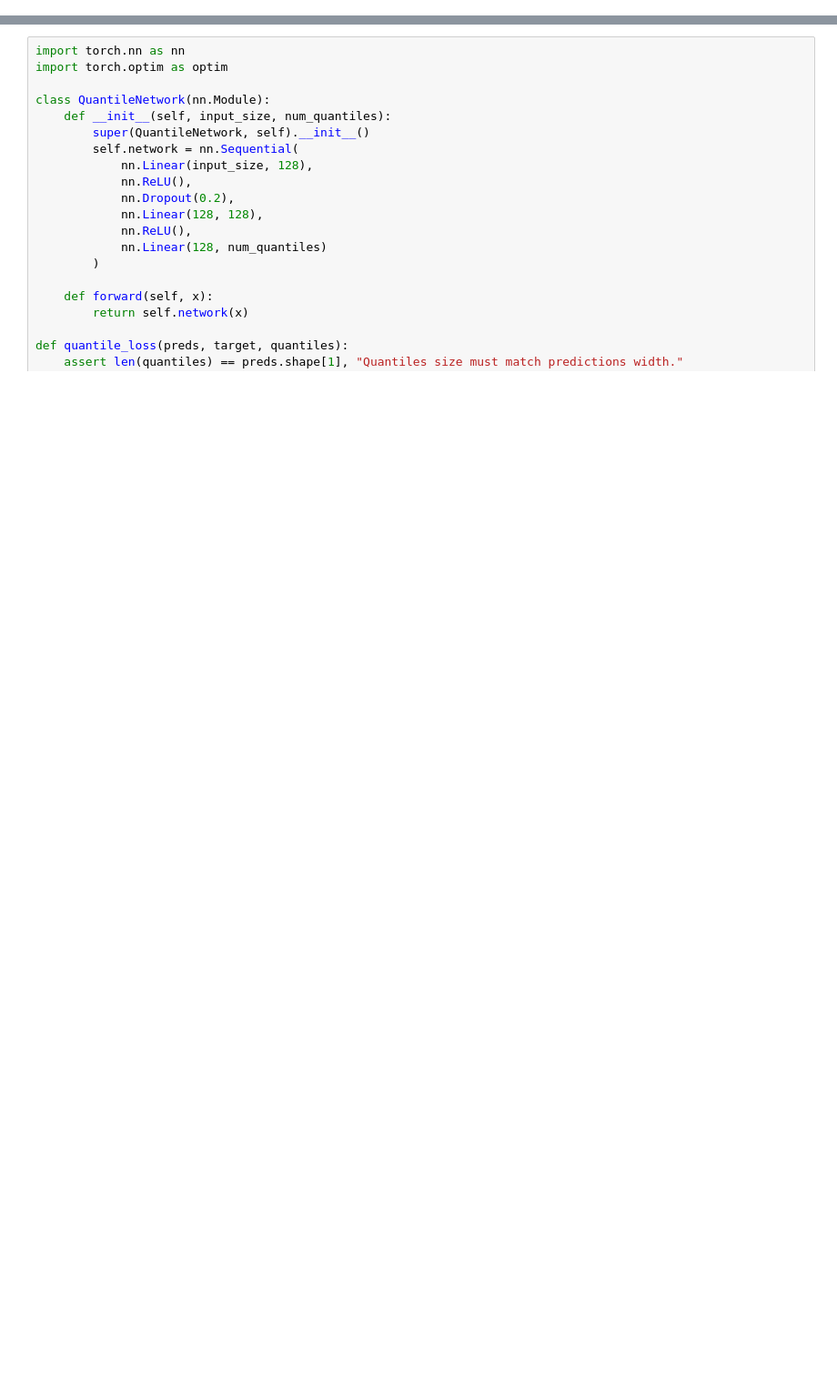
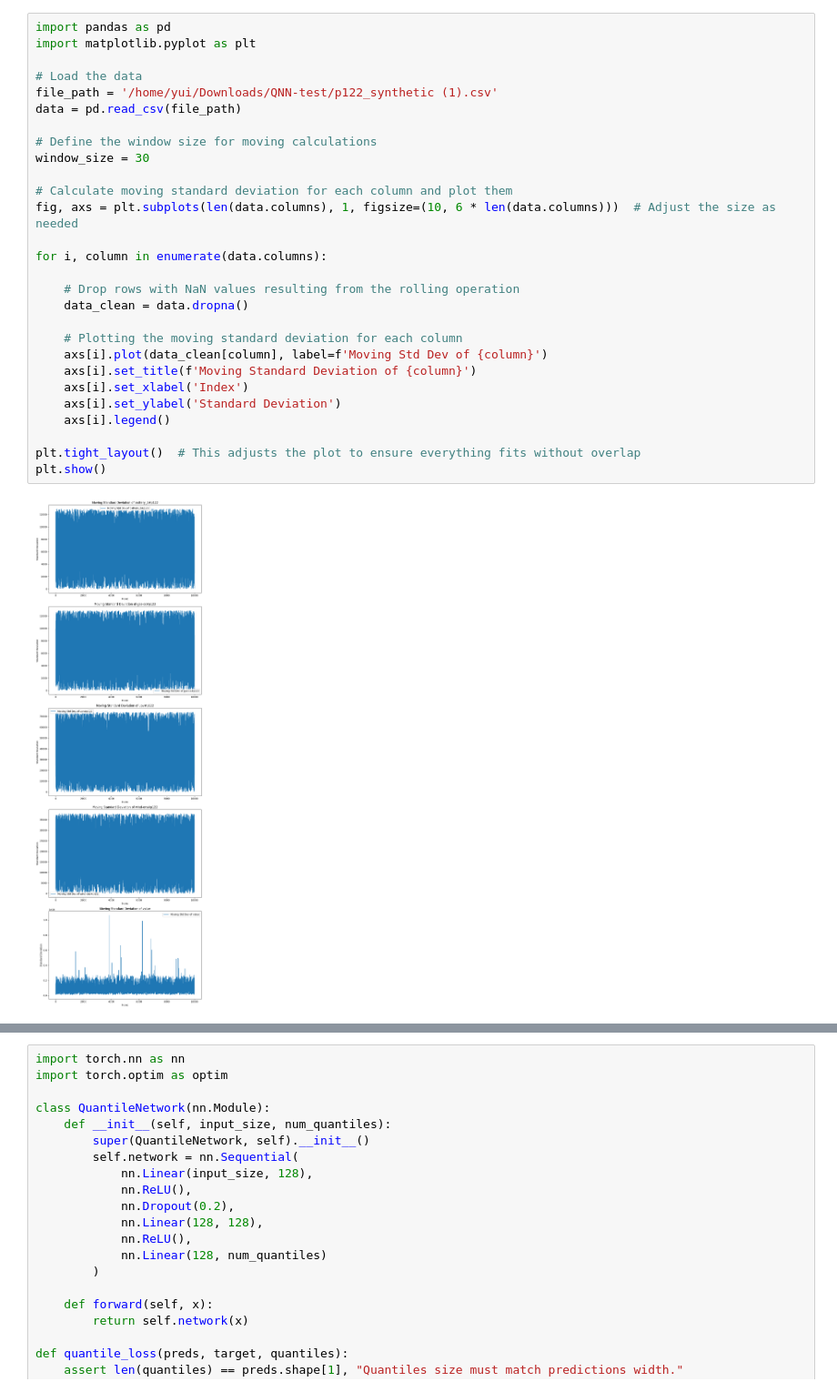
Before and after one commit to pandaanson/QNN-test, a Jupyter notebook: QNN-for-pjm.ipynb, the cells around one changed output, grey strips where cells are left out. Shown at 91% size. Saved outputs shown, nothing was run; the diff lists cells and outputs as text; blank space fills up the shorter version.

```diff
--- a/QNN-for-pjm.ipynb
+++ b/QNN-for-pjm.ipynb
@@ -11,3 +43,33 @@ features = data.drop('value', axis=1)
+# %%
+import pandas as pd
+import matplotlib.pyplot as plt
+
+# Load the data
+file_path = '/home/yui/Downloads/QNN-test/p122_synthetic (1).csv'
+data = pd.read_csv(file_path)
+
+# Define the window size for moving calculations
+window_size = 30
+
+# Calculate moving standard deviation for each column and plot them
+fig, axs = plt.subplots(len(data.columns), 1, figsize=(10, 6 * len(data.columns)))  # Adjust the size as needed
+
+for i, column in enumerate(data.columns):
+
+    # Drop rows with NaN values resulting from the rolling operation
+    data_clean = data.dropna()
+
+    # Plotting the moving standard deviation for each column
+    axs[i].plot(data_clean[column], label=f'Moving Std Dev of {column}')
+    axs[i].set_title(f'Moving Standard Deviation of {column}')
+    axs[i].set_xlabel('Index')
+    axs[i].set_ylabel('Standard Deviation')
+    axs[i].legend()
+
+plt.tight_layout()  # This adjusts the plot to ensure everything fits without overlap
+plt.show()
+# %% [output]
+[figure, added]
 # %%
 from sklearn.model_selection import train_test_split
 from sklearn.preprocessing import StandardScaler
```
Also changed, not shown: parts of 16 cells of this notebook, 8 other files.
